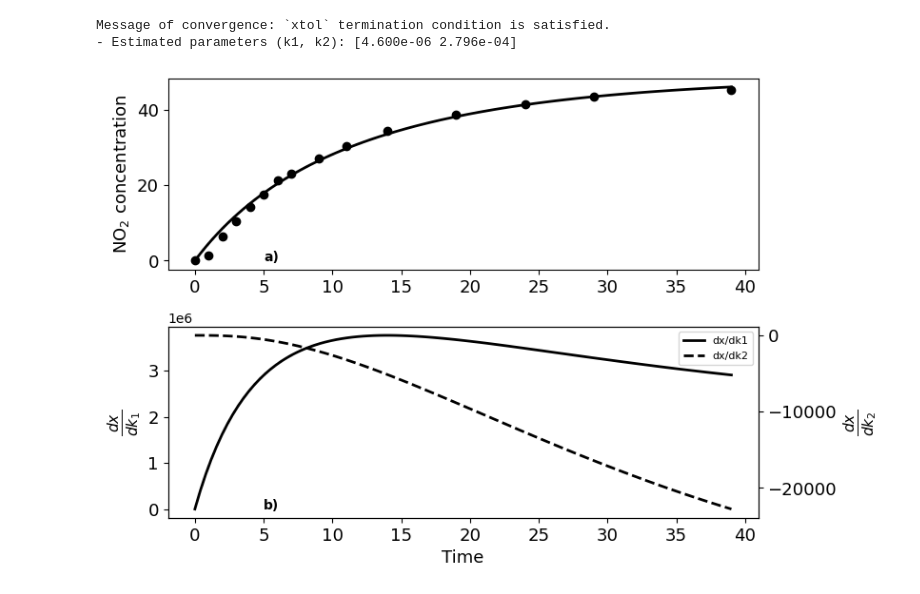
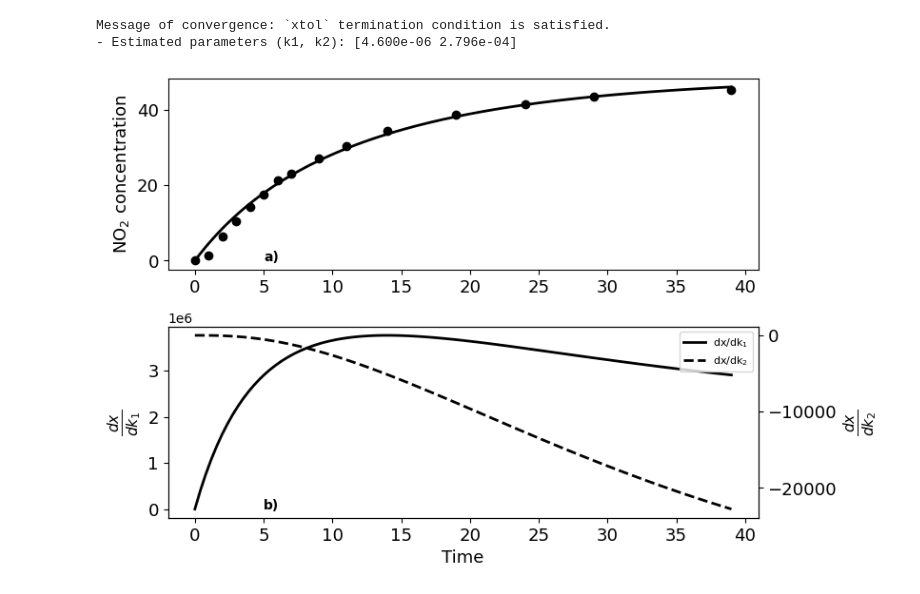
Before and after one commit to cagelmi/cpe-numerical-methods-python-book, a Jupyter notebook: Prob09/problem_09.ipynb, the cells around one changed output. Cells and saved outputs as stored; diff of their text form; code cells hidden in the pictures.

Commit message:
Minor update in legend

```diff
--- a/Prob09/problem_09.ipynb
+++ b/Prob09/problem_09.ipynb
@@ -41,31 +41,31 @@ Message of convergence: `xtol` termination condition is satisfied.
 # %%
 # Plotting the results
 plt.figure(figsize=(8, 6))
 plt.subplot(2, 1, 1)
 plt.plot(tiempo, xdata, 'ko')
 plt.plot(t_sim, solution.y[0], 'k-', linewidth=2)
 plt.ylabel(r'NO$_2$ concentration', fontsize=13)
 plt.text(5, 0, "a)", fontweight='bold')
 plt.tick_params(axis='both', labelsize=13)
 
 plt.subplots_adjust(hspace=0.3)
 
 plt.subplot(2, 1, 2)
 ax1 = plt.gca()
 ax2 = ax1.twinx()
-ax1.plot(t_sim, solution.y[1], 'k', linewidth=2, label='dx/dk1')
-ax2.plot(t_sim, solution.y[2], 'k--', linewidth=2, label='dx/dk2')
+ax1.plot(t_sim, solution.y[1], 'k', linewidth=2, label=r'dx/dk$_1$')
+ax2.plot(t_sim, solution.y[2], 'k--', linewidth=2, label=r'dx/dk$_2$')
 ax1.set_xlabel('Time', fontsize=13)
 ax1.text(5, 0, "b)", fontweight='bold')
 ax1.set_ylabel(r'$\frac{dx}{dk_1}$', color='k', fontsize=16)
 ax2.set_ylabel(r'$\frac{dx}{dk_2}$', color='k', fontsize=16)
 ax1.tick_params(axis='both', labelsize=13)
 ax2.tick_params(axis='both', labelsize=13)
 
 lines, labels = ax1.get_legend_handles_labels()
 lines2, labels2 = ax2.get_legend_handles_labels()
 ax2.legend(lines + lines2, labels + labels2, loc='best', fontsize=8)
 
 plt.show()
 # %% [output]
-[figure, old version]
+[figure, new version]
```
